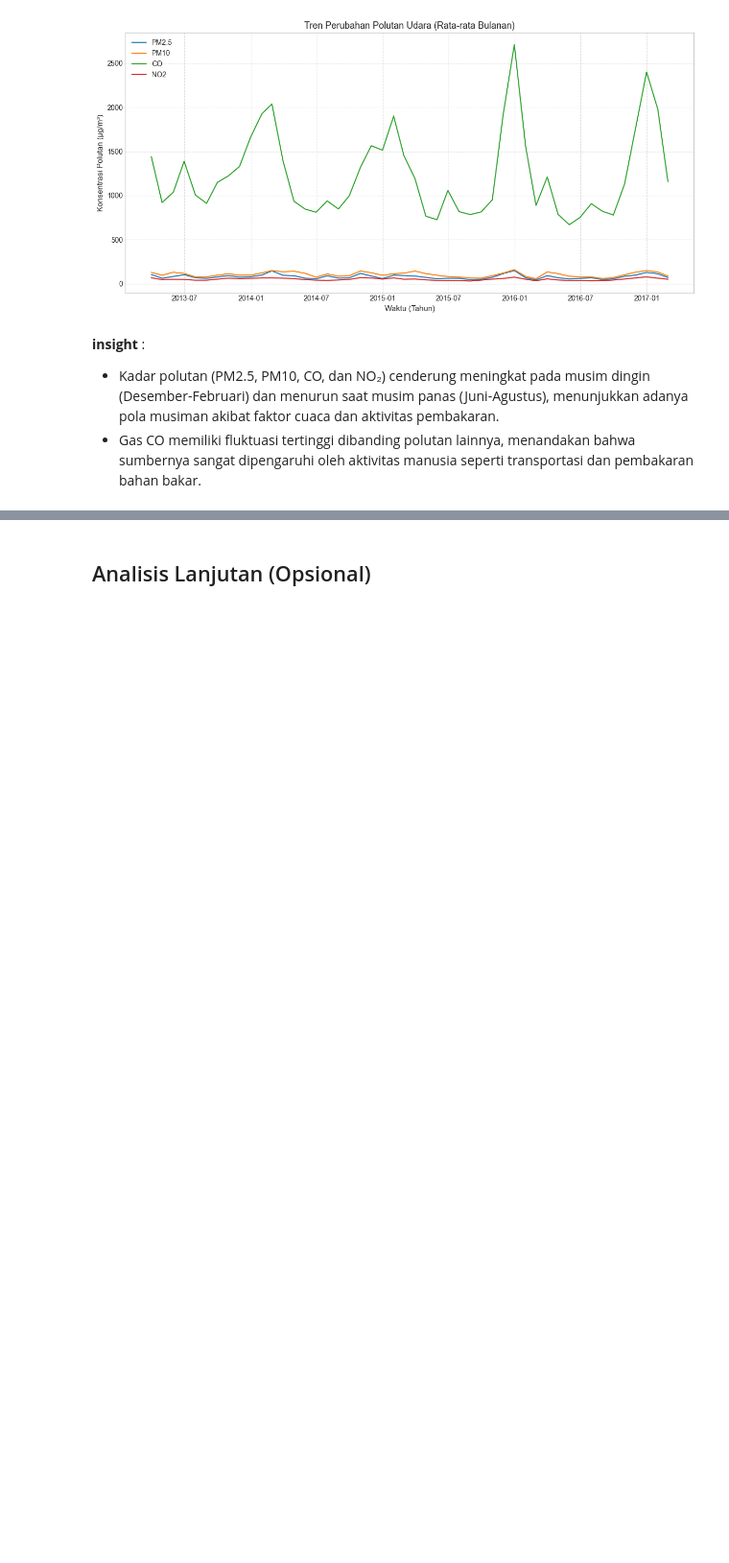
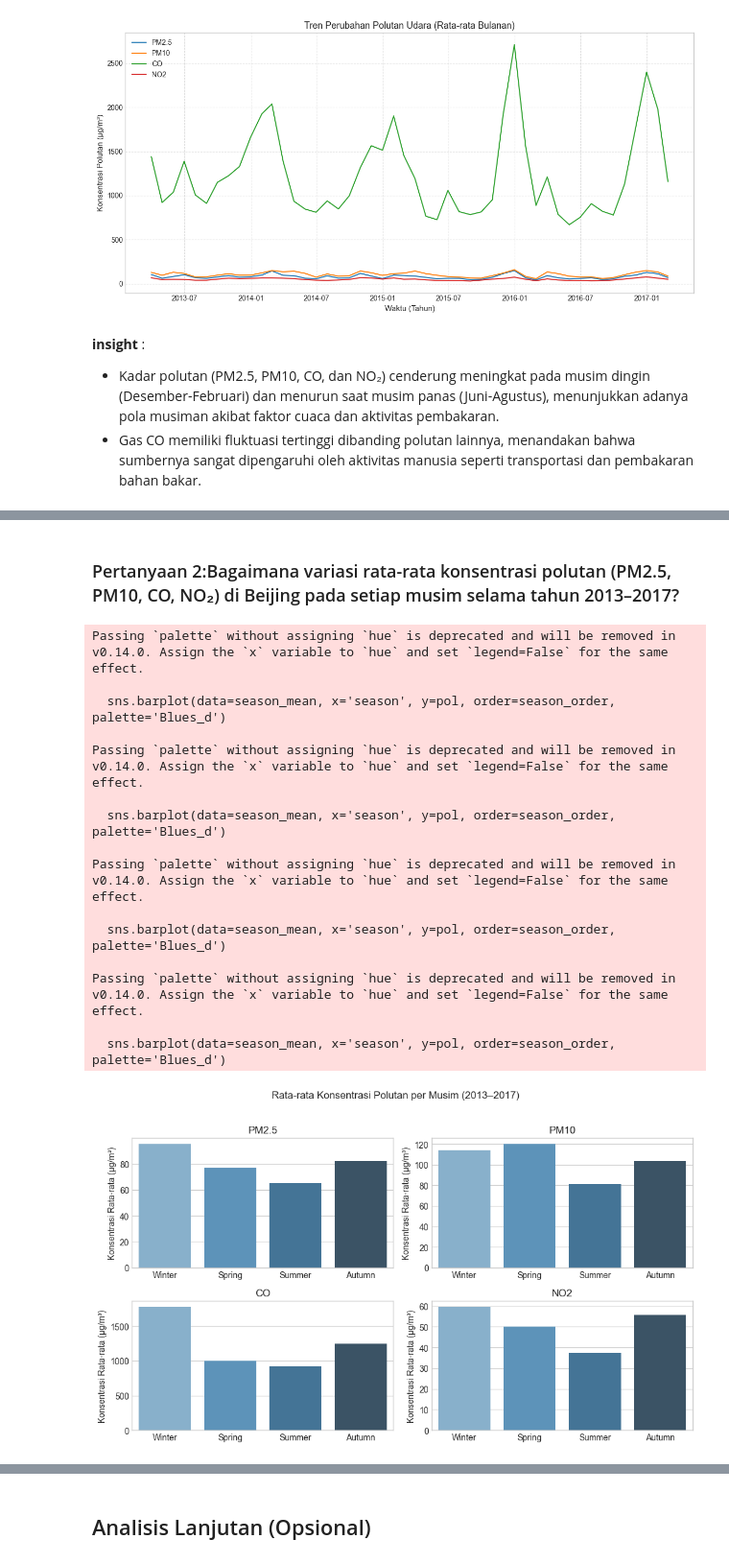
Before and after one commit to silviadela/submissions-analisisdataphyton, a Jupyter notebook: submission/Notebook_Colab_Silvia_Dela_Pranistia_.ipynb, the cells around one changed output, grey strips where cells are left out. Shown at 96% size. Cells and saved outputs as stored; diff of their text form; code cells hidden in the pictures; blank space fills up the shorter version.

```diff
--- a/submission/Notebook_Colab_Silvia_Dela_Pranistia_.ipynb
+++ b/submission/Notebook_Colab_Silvia_Dela_Pranistia_.ipynb
@@ -356,0 +299,76 @@ Terdapat hubungan negatif antara suhu (TEMP) dan kadar polutan, terutama pada
+# %% [markdown]
+### Pertanyaan 2:Bagaimana variasi rata-rata konsentrasi polutan (PM2.5, PM10, CO, NO₂) di Beijing pada setiap musim selama tahun 2013–2017?
+# %%
+# Pastikan kolom waktu ada (timestamp) lalu buat kolom bulan & musim secara aman
+import numpy as np
+
+if 'timestamp' not in df.columns:
+    if 'datetime' in df.columns:
+        df['timestamp'] = pd.to_datetime(df['datetime'], errors='coerce')
+    elif isinstance(df.index, pd.DatetimeIndex):
+        # pindahkan index datetime ke kolom timestamp
+        df = df.reset_index()
+        # setelah reset_index, kolom index bisa bernama 'datetime' atau 'index'
+        if 'datetime' in df.columns and np.issubdtype(df['datetime'].dtype, np.datetime64):
+            df['timestamp'] = pd.to_datetime(df['datetime'], errors='coerce')
+        elif 'index' in df.columns and np.issubdtype(df['index'].dtype, np.datetime64):
+            df['timestamp'] = pd.to_datetime(df['index'], errors='coerce')
+        else:
+            df['timestamp'] = pd.NaT
+    elif all(col in df.columns for col in ['year', 'month', 'day', 'hour']):
+        df['timestamp'] = pd.to_datetime(df[['year', 'month', 'day', 'hour']], errors='coerce')
+    else:
+        df['timestamp'] = pd.NaT
+
+# Buang baris tanpa timestamp karena analisis musiman membutuhkan waktu
+df = df.dropna(subset=['timestamp']).copy()
+
+# Buat kolom month & season
+df['month'] = df['timestamp'].dt.month
+
+def get_season(month):
+    if month in [12, 1, 2]:
+        return 'Winter'
+    elif month in [3, 4, 5]:
+        return 'Spring'
+    elif month in [6, 7, 8]:
+        return 'Summer'
+    else:
+        return 'Autumn'
+
+df['season'] = df['month'].apply(get_season)
+
+# Hitung rata-rata per musim dan plotting
+season_mean = df.groupby('season')[['PM2.5', 'PM10', 'CO', 'NO2']].mean().reindex(['Winter','Spring','Summer','Autumn']).reset_index()
+
+plt.figure(figsize=(10,6))
+season_order = ['Winter', 'Spring', 'Summer', 'Autumn']
+
+# Gunakan subplots untuk tiap polutan agar warna/legend tidak menumpuk
+for i, pol in enumerate(['PM2.5', 'PM10', 'CO', 'NO2'], 1):
+    plt.subplot(2, 2, i)
+    sns.barplot(data=season_mean, x='season', y=pol, order=season_order, palette='Blues_d')
+    plt.title(pol)
+    plt.xlabel('')
+    plt.ylabel('Konsentrasi Rata-rata (µg/m³)')
+
+plt.suptitle('Rata-rata Konsentrasi Polutan per Musim (2013–2017)')
+plt.tight_layout(rect=[0, 0, 1, 0.96])
+plt.show()
+# %% [output]
+Passing `palette` without assigning `hue` is deprecated and will be removed in v0.14.0. Assign the `x` variable to `hue` and set `legend=False` for the same effect.
+
+  sns.barplot(data=season_mean, x='season', y=pol, order=season_order, palette='Blues_d')
+
+Passing `palette` without assigning `hue` is deprecated and will be removed in v0.14.0. Assign the `x` variable to `hue` and set `legend=False` for the same effect.
+
+  sns.barplot(data=season_mean, x='season', y=pol, order=season_order, palette='Blues_d')
+
+Passing `palette` without assigning `hue` is deprecated and will be removed in v0.14.0. Assign the `x` variable to `hue` and set `legend=False` for the same effect.
+
+  sns.barplot(data=season_mean, x='season', y=pol, order=season_order, palette='Blues_d')
+
+Passing `palette` without assigning `hue` is deprecated and will be removed in v0.14.0. Assign the `x` variable to `hue` and set `legend=False` for the same effect.
+
+  sns.barplot(data=season_mean, x='season', y=pol, order=season_order, palette='Blues_d')
+[figure, added]
```
Also changed, not shown: parts of 6 cells of this notebook, 6 other files.
